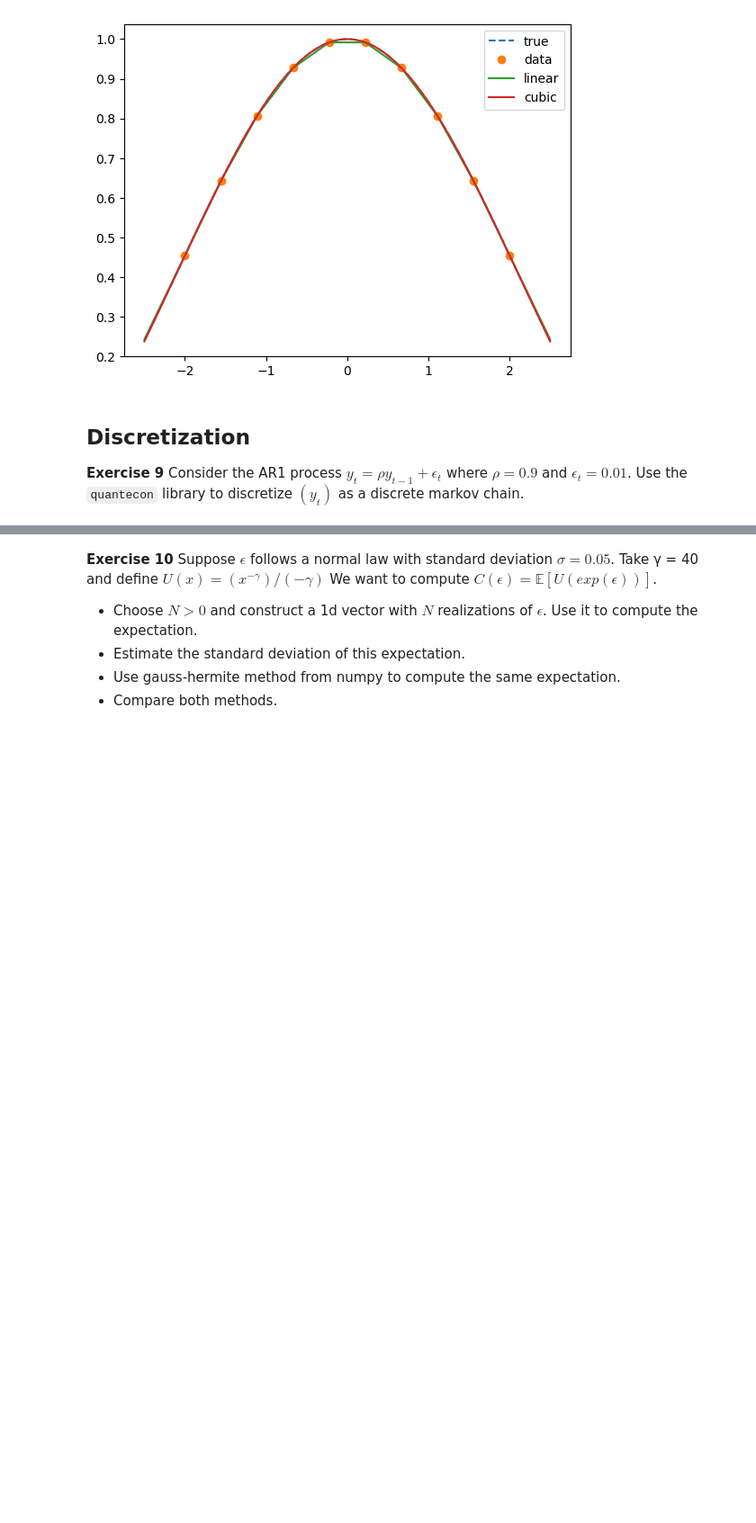
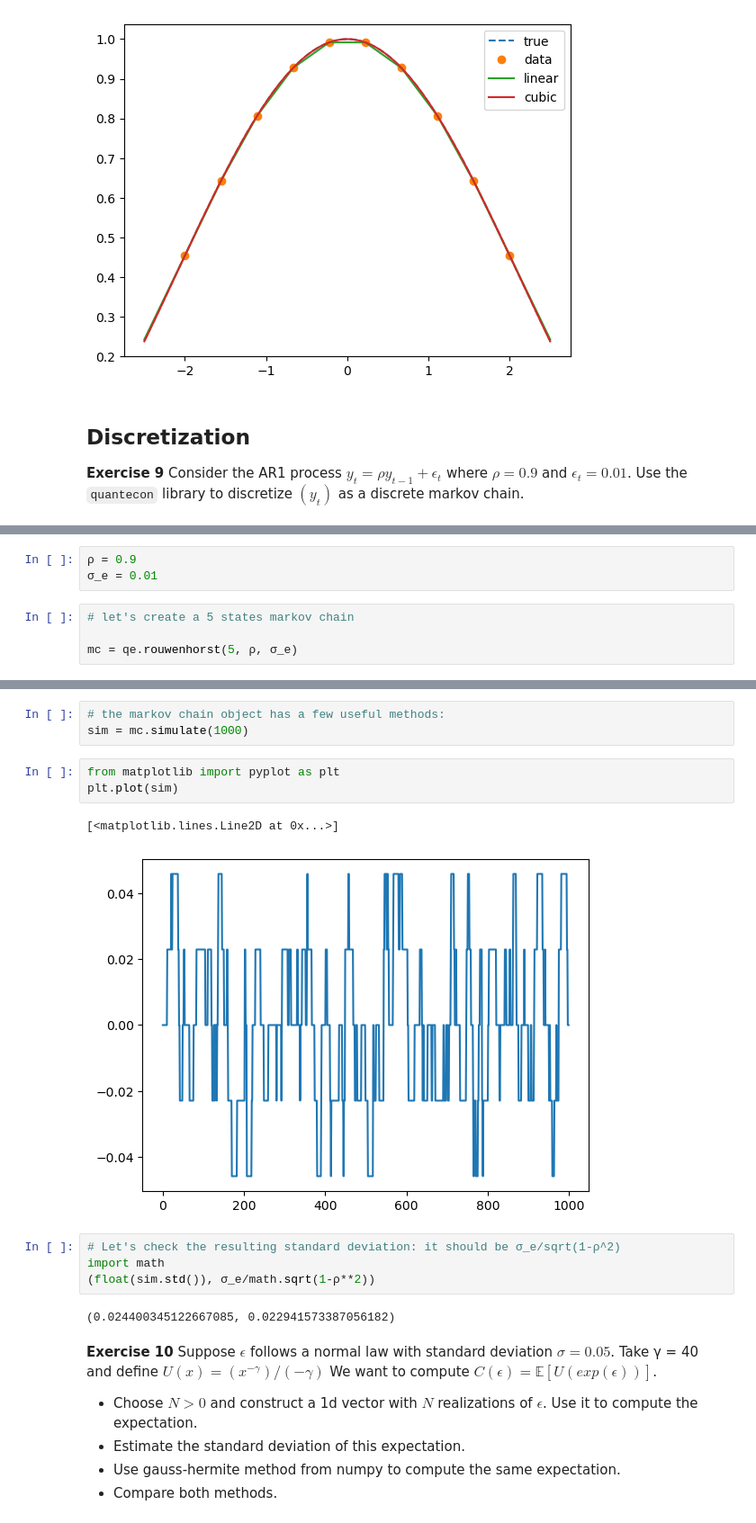
Before and after one commit to albop/bbank_ce_2024, a Jupyter notebook: corrections/methods.ipynb, the cells around one changed output, grey strips where cells are left out. Shown at 90% size. Saved outputs shown, nothing was run; the diff lists cells and outputs as text; blank space fills up the shorter version.

```diff
--- a/corrections/methods.ipynb
+++ b/corrections/methods.ipynb
@@ -252,0 +251,7 @@ ModuleNotFoundError: No module named 'quantecon'
+# %%
+ρ = 0.9
+σ_e = 0.01
+# %%
+# let's create a 5 states markov chain
+
+mc = qe.rouwenhorst(5, ρ, σ_e)
@@ -253,3 +280,18 @@ ModuleNotFoundError: No module named 'quantecon'
+# %%
+# the markov chain object has a few useful methods:
+sim = mc.simulate(1000)
+# %%
+from matplotlib import pyplot as plt
+plt.plot(sim)
+# %% [output]
+[<matplotlib.lines.Line2D at 0x...>]
+[figure, added]
+# %%
+# Let's check the resulting standard deviation: it should be σ_e/sqrt(1-ρ^2)
+import math
+(float(sim.std()), σ_e/math.sqrt(1-ρ**2))
+# %% [output]
+(0.024400345122667085, 0.022941573387056182)
 # %% [markdown]
 <span class="theorem-title">**Exercise 10**</span> Suppose $\epsilon$
 follows a normal law with standard deviation $σ = 0.05$. Take γ = 40 and
```
Also changed, not shown: parts of 19 cells of this notebook, 1 other file.
